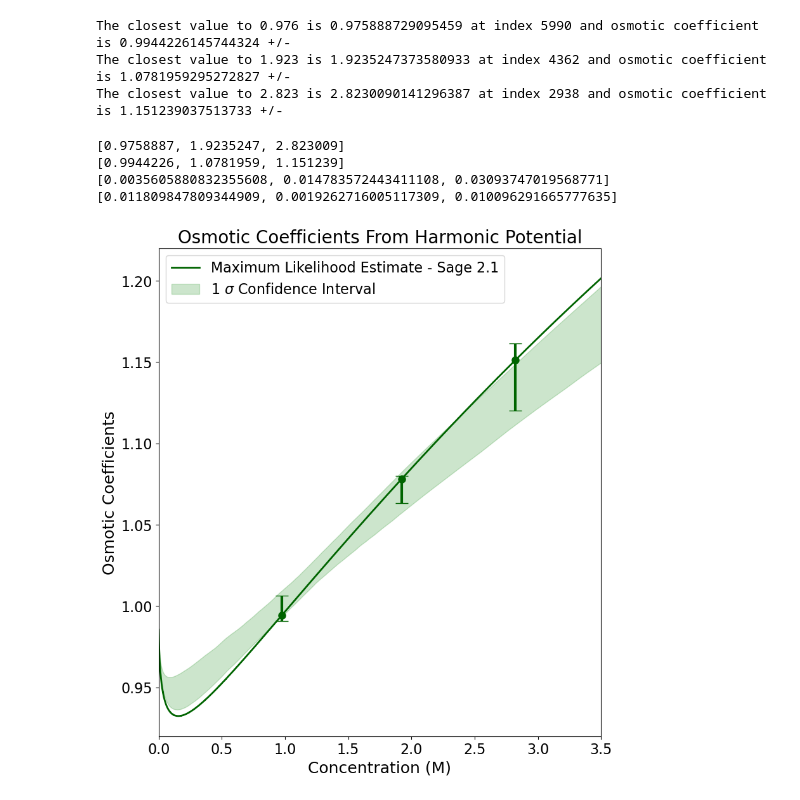
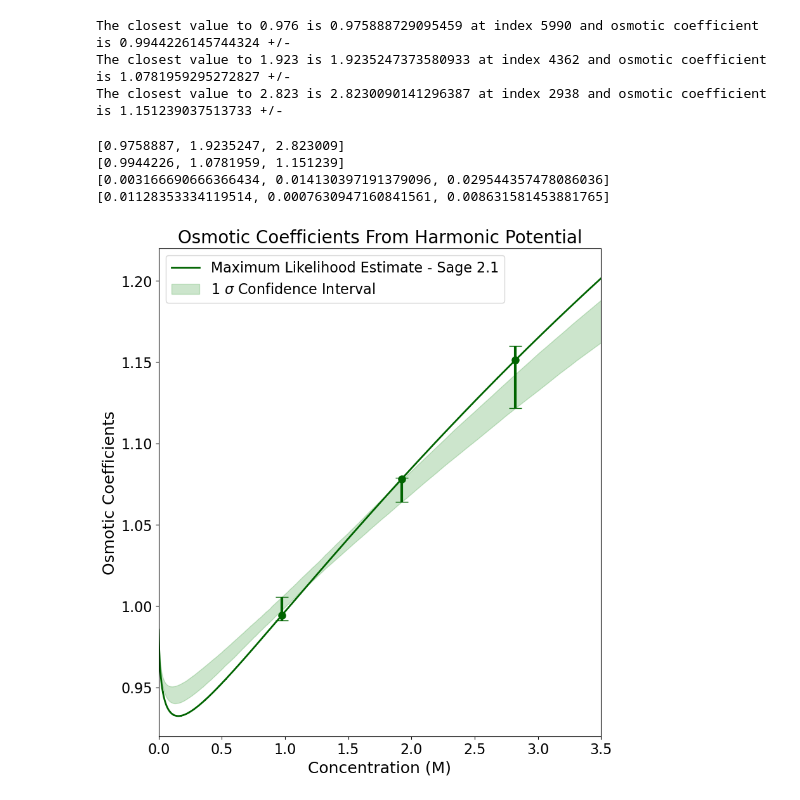
Before and after one commit to barmoral/HW_openMM, a Jupyter notebook: blanca_analysis/hw_bootstrapping_fitting_BM_MRS.ipynb, the cells around one changed output. Drawn from its saved outputs; the diff is of its cells as text; code cells hidden in the pictures.

```diff
--- a/blanca_analysis/hw_bootstrapping_fitting_BM_MRS.ipynb
+++ b/blanca_analysis/hw_bootstrapping_fitting_BM_MRS.ipynb
@@ -874,37 +875,37 @@ indices = [5990, 4362, 2938]
 lower_bound_1sigma = np.percentile(ocs, 16, axis=0)
 upper_bound_1sigma = np.percentile(ocs, 84, axis=0)
 # Extract the specific points and their error bars
 x_values = [c_opt_sparse_all[i] for i in indices]
 print(x_values)
 y_values = [opt_oc[i] for i in indices]
 print(y_values)
 y_error_lower = [np.abs(y_values[i] - lower_bound_1sigma[indices[i]]) for i in range(3)]
 print(y_error_lower)
 y_error_upper = [np.abs(upper_bound_1sigma[indices[i]] - y_values[i]) for i in range(3)]
 print(y_error_upper)
 # Plotting the results
 SMALL_SIZE = 14
 MEDIUM_SIZE = 18
 BIGGER_SIZE = 20
 plt.rcParams.update({'font.size': 16})
 plt.figure(figsize=(9.0,10.0))
 plt.plot(c_opt_sparse_all, opt_oc, lw=2, label='Maximum Likelihood Estimate - Sage 2.1', color='darkgreen')
-plt.fill_between(c_opt_sparse_all, lower_bound, upper_bound, color='g', alpha=0.2, label='1 $\sigma$ Confidence Interval')
+plt.fill_between(c_opt_sparse_all, lower_bound_1sigma, upper_bound_1sigma, color='g', alpha=0.2, label='1 $\sigma$ Confidence Interval')
 plt.errorbar(x_values, y_values, yerr=[y_error_lower, y_error_upper], fmt='o', color='darkgreen', capsize=7, markersize=8, lw=3)
 plt.xlabel("Concentration (M)", fontsize=MEDIUM_SIZE)
 plt.ylabel('Osmotic Coefficients', fontsize=MEDIUM_SIZE)
 plt.legend()
 plt.xlim(0.0,3.5)
 plt.ylim(0.92,1.22)
 plt.title('Osmotic Coefficients From Harmonic Potential', fontsize=BIGGER_SIZE)
 plt.savefig('oc.png', dpi=1000)
 plt.show()
 # %% [output]
 [0.9758887, 1.9235247, 2.823009]
 [0.9944226, 1.0781959, 1.151239]
-[0.0035605880832355608, 0.014783572443411108, 0.03093747019568771]
-[0.011809847809344909, 0.0019262716005117309, 0.010096291665777635]
+[0.003166690666366434, 0.014130397191379096, 0.029544357478086036]
+[0.01128353334119514, 0.0007630947160841561, 0.008631581453881765]
-[figure, old version]
+[figure, new version]
 # %%
 
 plt.plot(np.log(c_opt_sparse_all), opt_oc, label='Mean Profile')
```
Also changed, not shown: parts of 10 cells of this notebook, 11 other files.
